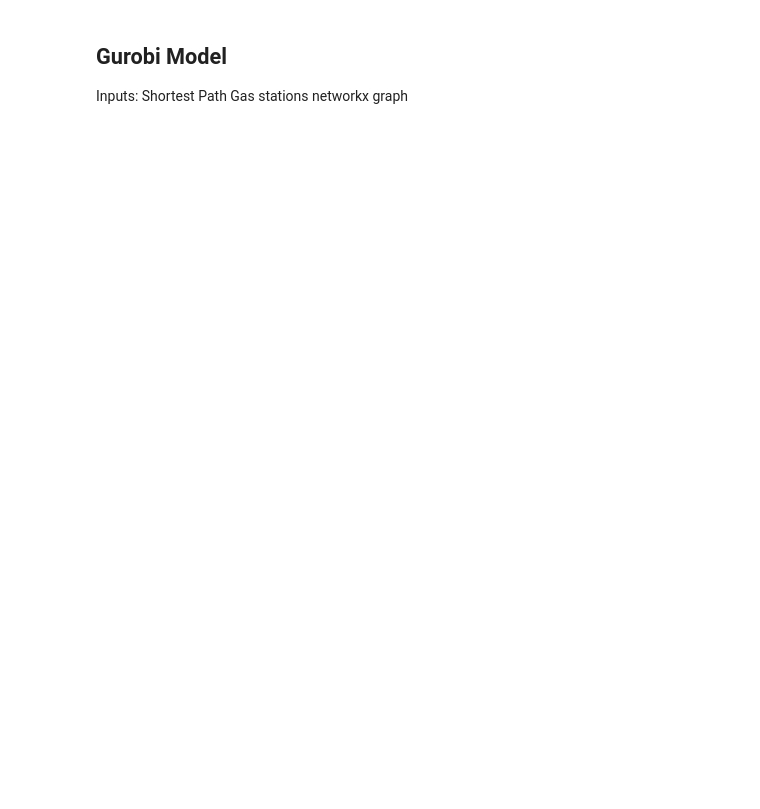
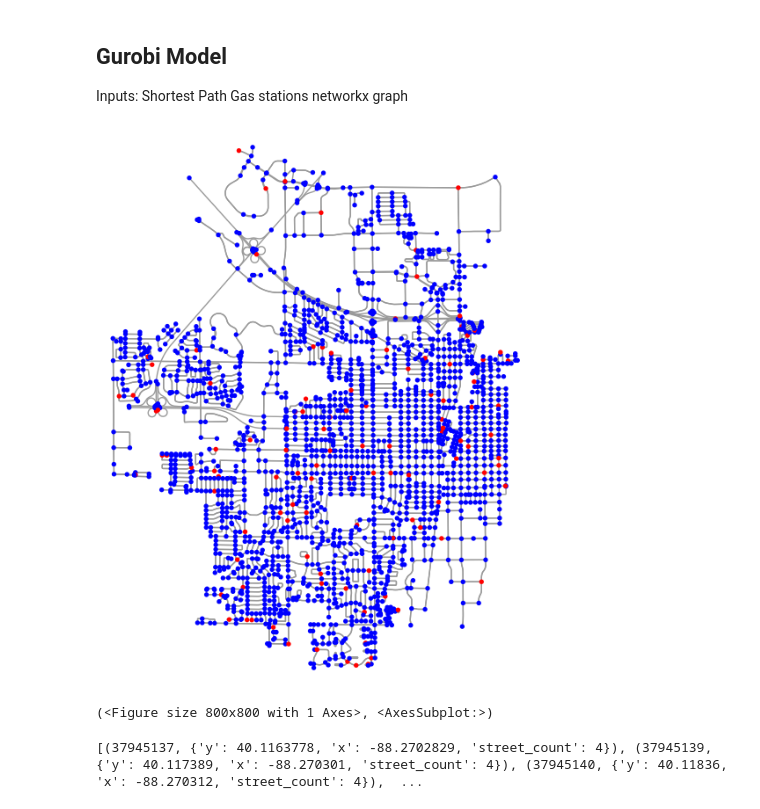
Before and after one commit to samiran-kawtikwar/Optimum-refueling, a Jupyter notebook: refuel.ipynb, the cells around one changed output. Drawn from its saved outputs; the diff is of its cells as text; code cells hidden in the pictures; blank space fills up the shorter version.

```diff
--- a/refuel.ipynb
+++ b/refuel.ipynb
@@ -33,6 +58,15 @@ Inputs:
 Shortest Path
 Gas stations
 networkx graph
+# %%
+ox.plot_graph(G,node_color=color,bgcolor='w')
+# %% [output]
+[figure, added]
+(<Figure size 800x800 with 1 Axes>, <AxesSubplot:>)
+# %%
+print(G.nodes(data=True))
+# %% [output]
+[(37945137, {'y': 40.1163778, 'x': -88.2702829, 'street_count': 4}), (37945139, {'y': 40.117389, 'x': -88.270301, 'street_count': 4}), (37945140, {'y': 40.11836, 'x': -88.270312, 'street_count': 4}),  ...
 # %%
 def get_opt_refuel_cost(G, gas_stations, path):
     opt_fuel_cost=0
```
Also changed, not shown: parts of 10 cells of this notebook.
